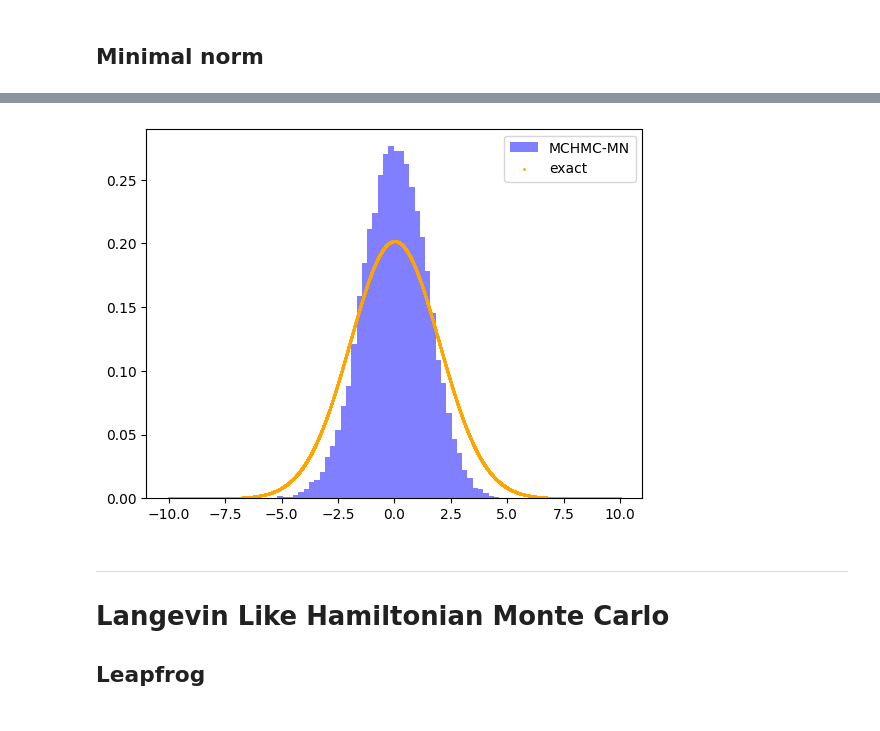
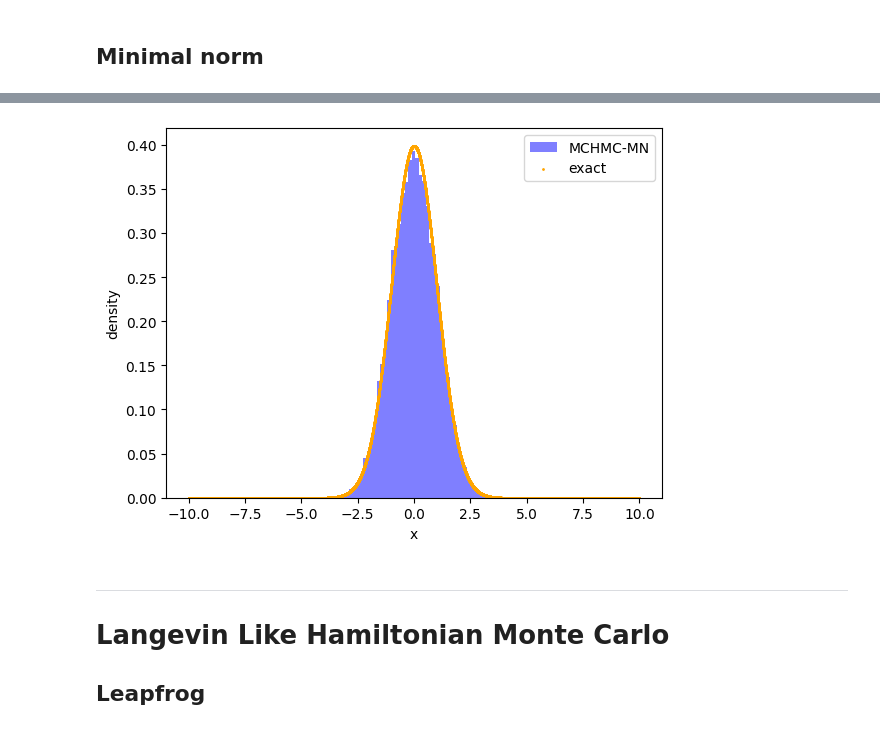
Before and after one commit to GiancarloSaran/MCHMC, a Jupyter notebook: Gaussian.ipynb, the cells around one changed output, grey strips where cells are left out. Drawn from its saved outputs; the diff is of its cells as text; code cells hidden in the pictures.

```diff
--- a/Gaussian.ipynb
+++ b/Gaussian.ipynb
@@ -104,11 +97,17 @@ ESS with MCHMC-bounces and MN integrator
+# %%
+x = np.linspace(-10, 10, 10000)
+pdf = norm.pdf(x, 0, cov[0,0])
 # %%
 X = X.to("cpu").detach().numpy()
 plt.hist(X[:,0], density=True, alpha=0.5, bins=50, color='blue', label='MCHMC-MN')
 plt.scatter(x, pdf, color='orange', s=1, label='exact')
 plt.legend()
+plt.xlabel('x')
+plt.ylabel('density')
+plt.savefig('./plots/gaussian_hamiltonian_MN.svg', format='svg')
 plt.show()
 # %% [output]
-[figure, old version]
+[figure, new version]
 # %% [markdown]
 ------
 # Langevin Like Hamiltonian Monte Carlo
```
Also changed, not shown: parts of 6 cells of this notebook, 3 other files.
